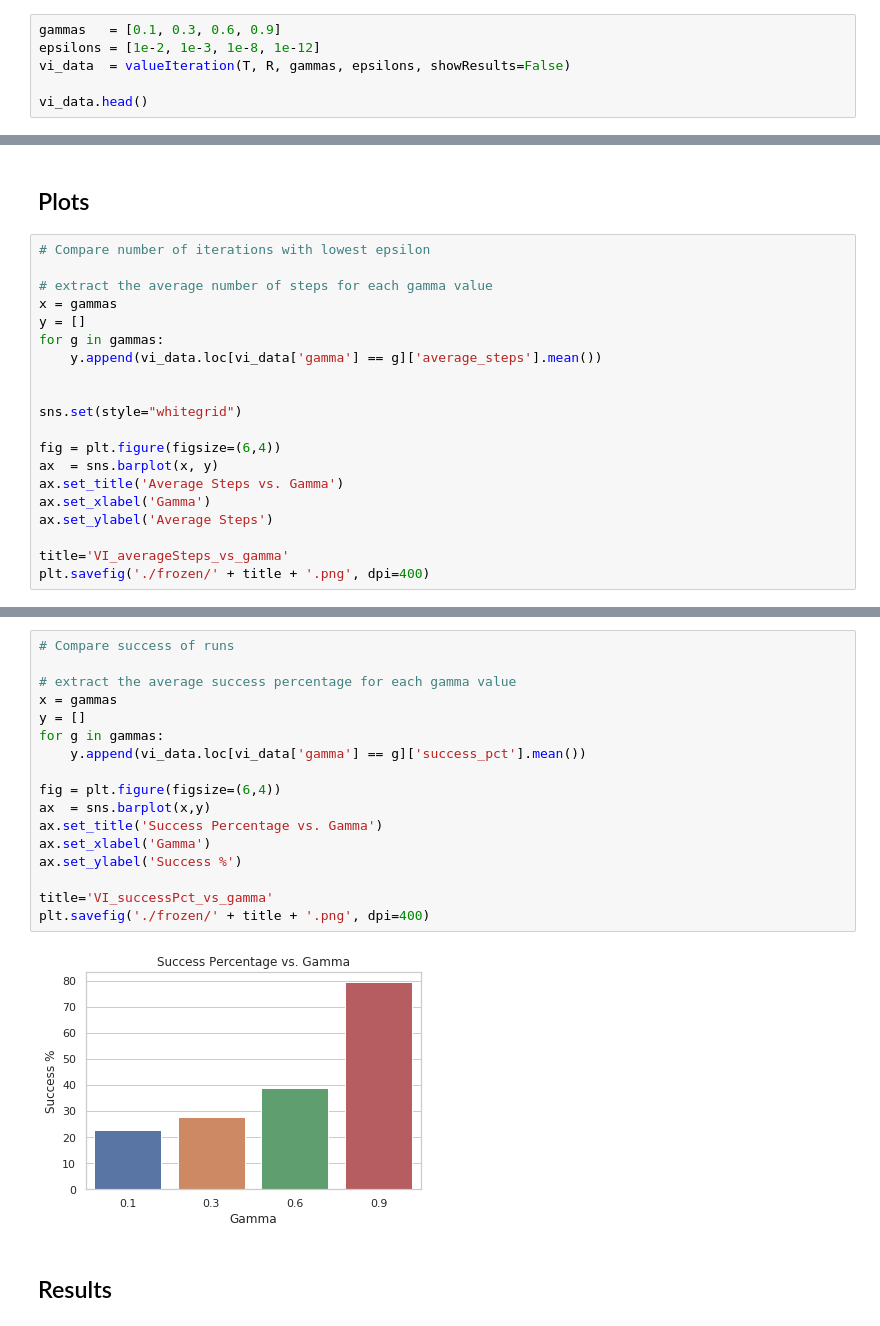
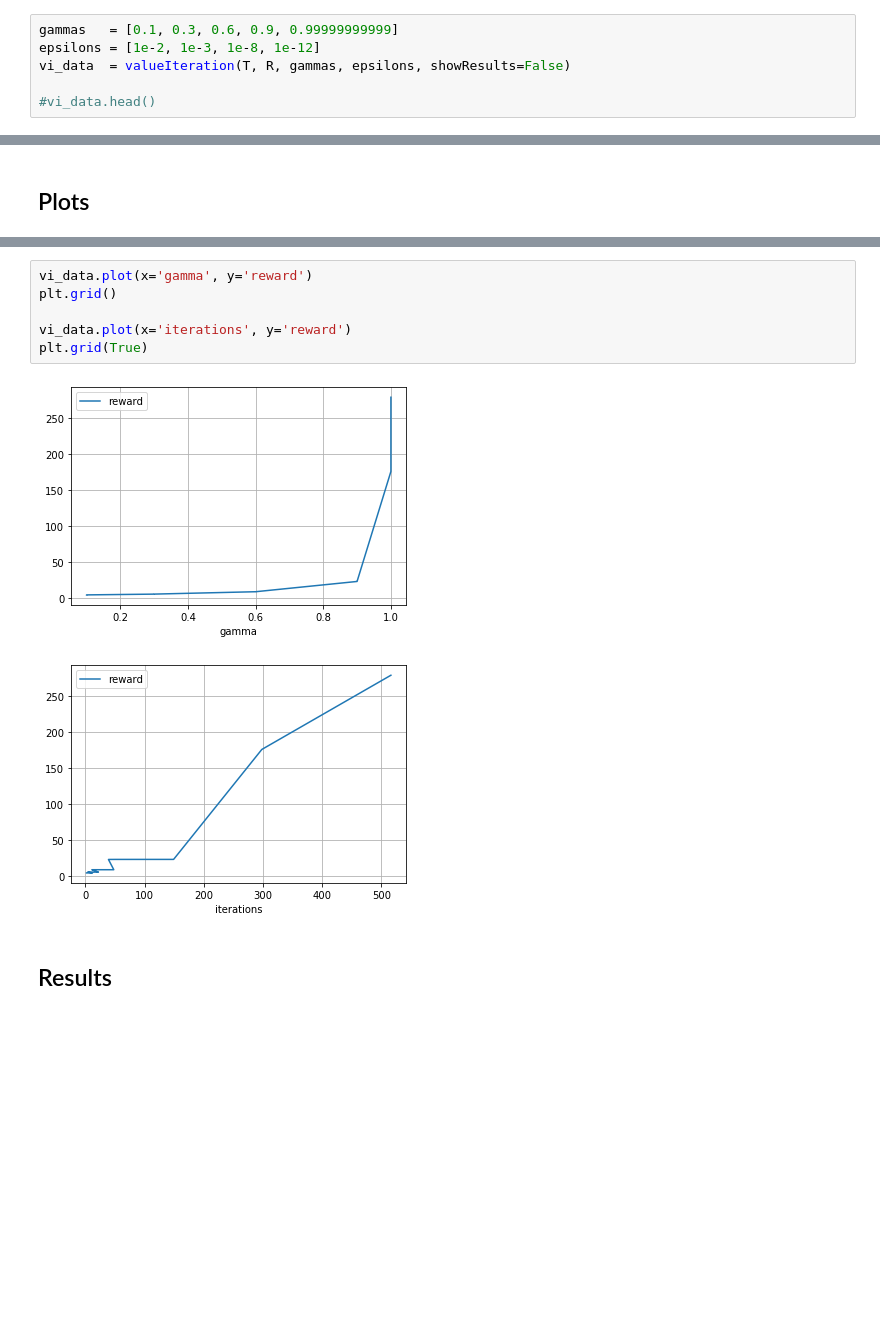
Before and after one commit to reedipher/CS-7641-reinforcement_learning, a Jupyter notebook: code/forest.ipynb, the cells around one changed output, grey strips where cells are left out. Saved outputs shown, nothing was run; the diff lists cells and outputs as text; blank space fills up the shorter version.

```diff
--- a/code/forest.ipynb
+++ b/code/forest.ipynb
@@ -130,11 +130,11 @@ def valueIteration(t, r, gammas, epsilons, showResults=False, max_iterations=100
 # %% [markdown]
 ## Setup
 # %%
-gammas   = [0.1, 0.3, 0.6, 0.9]
+gammas   = [0.1, 0.3, 0.6, 0.9, 0.99999999999]
 epsilons = [1e-2, 1e-3, 1e-8, 1e-12]
 vi_data  = valueIteration(T, R, gammas, epsilons, showResults=False)
 
-vi_data.head()
+#vi_data.head()
 # %% [output]
 Gamma,  Eps,    Time,   Iter,   Reward
 ________________________________________________________________________________
@@ -163,22 +156,2 @@ ________________________________________________________________________________
 # %% [markdown]
 ## Plots
-# %%
-# Compare number of iterations with lowest epsilon
-
-# extract the average number of steps for each gamma value
-x = gammas
-y = []
-for g in gammas:
-    y.append(vi_data.loc[vi_data['gamma'] == g]['average_steps'].mean())
-
-
-sns.set(style="whitegrid")
-
-fig = plt.figure(figsize=(6,4))
-ax  = sns.barplot(x, y)
-ax.set_title('Average Steps vs. Gamma')
-ax.set_xlabel('Gamma')
-ax.set_ylabel('Average Steps')
-
-title='VI_averageSteps_vs_gamma'
-plt.savefig('./frozen/' + title + '.png', dpi=400)
@@ -187,21 +158,11 @@ plt.savefig('./frozen/' + title + '.png', dpi=400)
-# %%
-# Compare success of runs
-
-# extract the average success percentage for each gamma value
-x = gammas
-y = []
-for g in gammas:
-    y.append(vi_data.loc[vi_data['gamma'] == g]['success_pct'].mean())
-
-fig = plt.figure(figsize=(6,4))
-ax  = sns.barplot(x,y)
-ax.set_title('Success Percentage vs. Gamma')
-ax.set_xlabel('Gamma')
-ax.set_ylabel('Success %')
-
-title='VI_successPct_vs_gamma'
-plt.savefig('./frozen/' + title + '.png', dpi=400)
-# %% [output]
-[figure, removed]
+# %%
+vi_data.plot(x='gamma', y='reward')
+plt.grid()
+
+vi_data.plot(x='iterations', y='reward')
+plt.grid(True)
+# %% [output]
+[figure, added]
+[figure, added]
 # %% [markdown]
 ## Results
```
Also changed, not shown: parts of 15 cells of this notebook, 4 other files.
